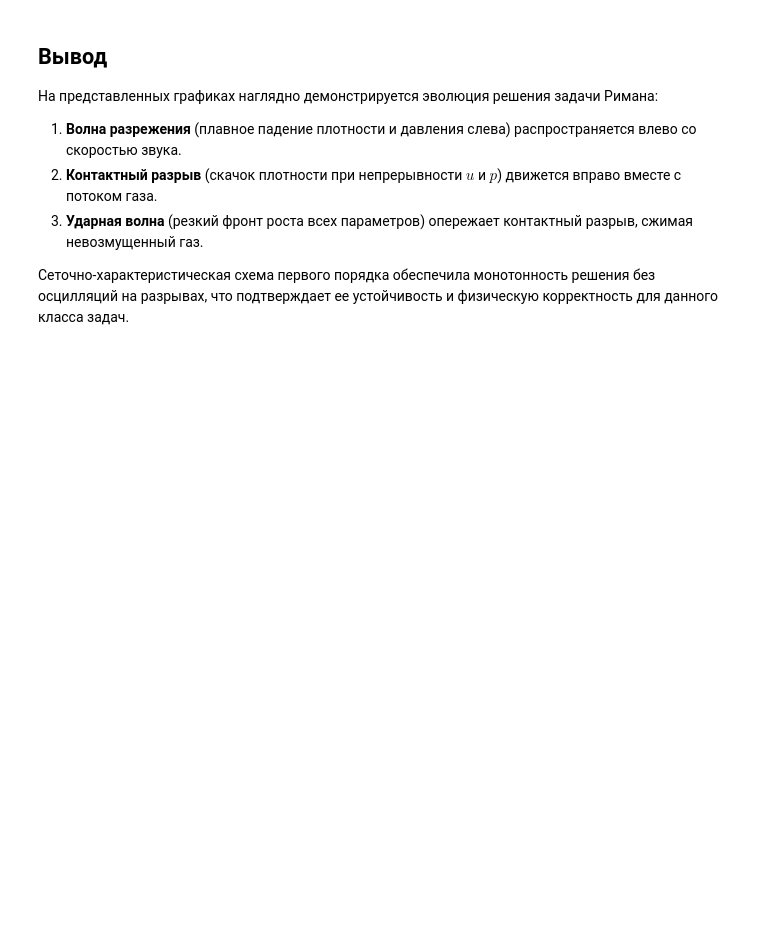
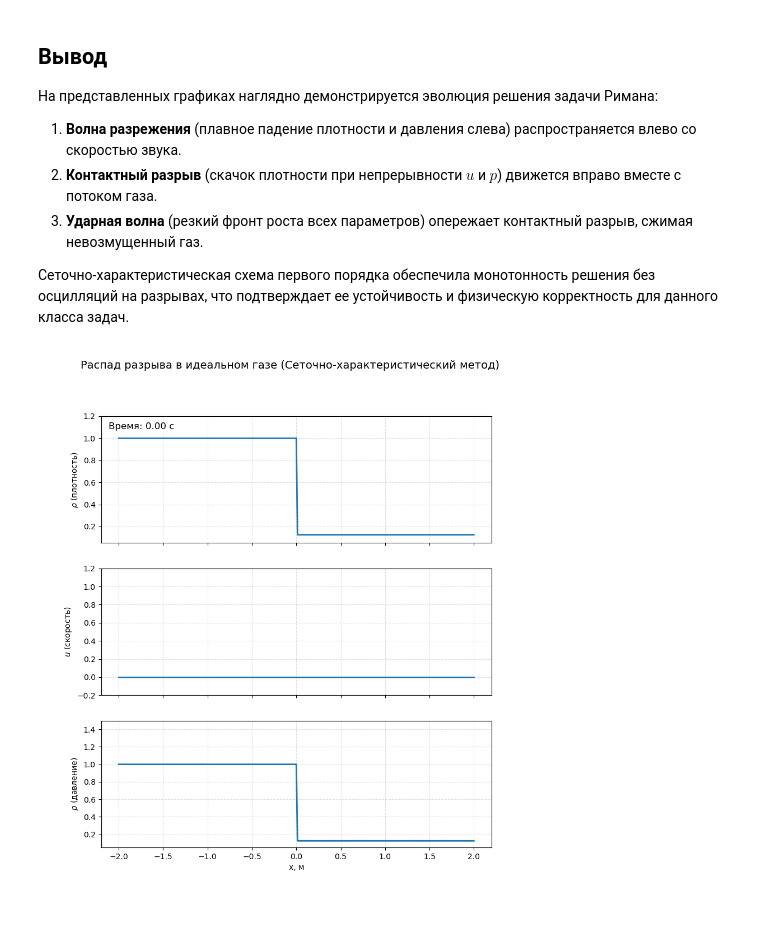
Before and after one commit to NeZhora/vi4mati_v2, a Jupyter notebook: task18_solution.ipynb, the cells around one changed output. Drawn from its saved outputs; the diff is of its cells as text; code cells hidden in the pictures; blank space fills up the shorter version.

```diff
--- a/task18_solution.ipynb
+++ b/task18_solution.ipynb
@@ -273,3 +273,7 @@ Image('image.png')
 3. **Ударная волна** (резкий фронт роста всех параметров) опережает контактный разрыв, сжимая невозмущенный газ.
 
 Сеточно-характеристическая схема первого порядка обеспечила монотонность решения без осцилляций на разрывах, что подтверждает ее устойчивость и физическую корректность для данного класса задач.
+# %%
+Image(filename='wave_propagation.gif')
+# %% [output]
+[figure, added]
```
